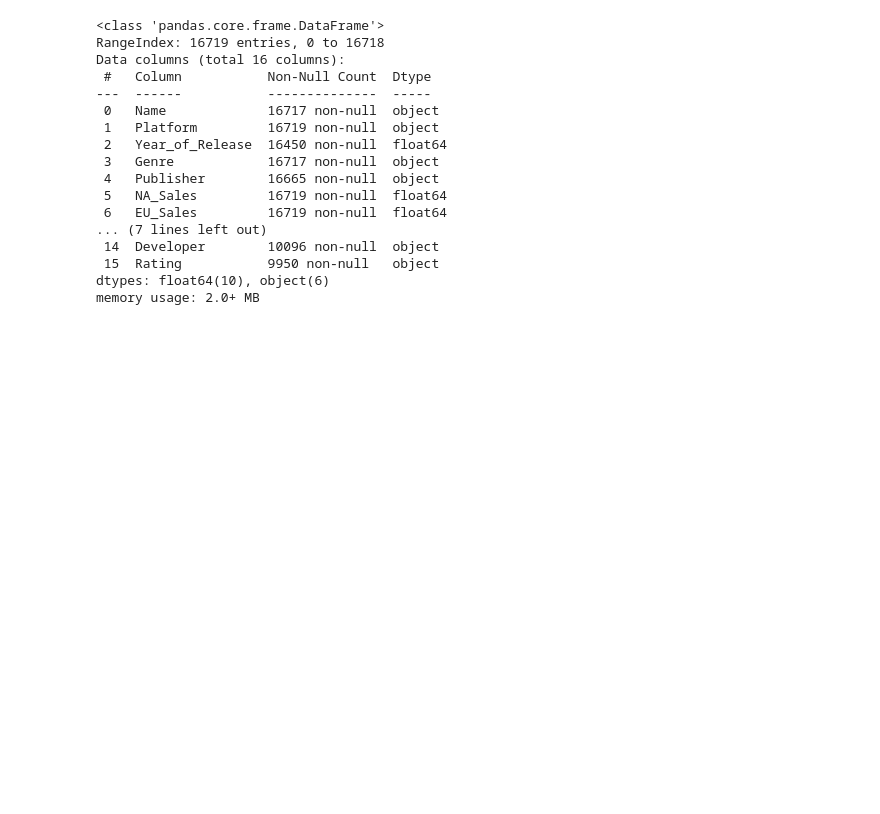
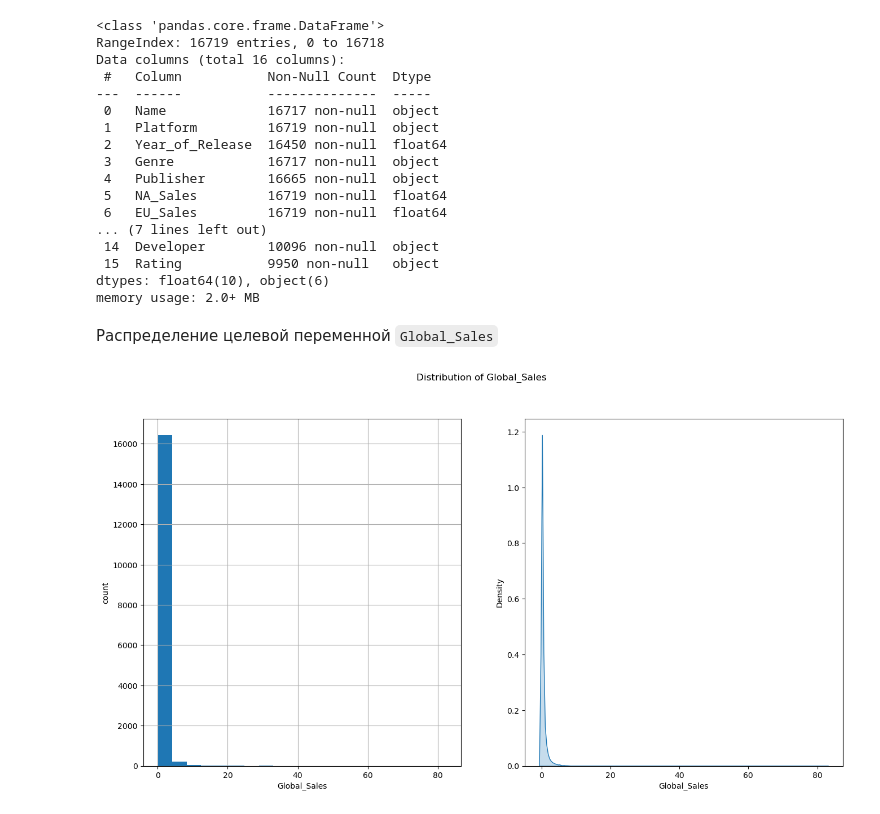
Before and after one commit to dnlygvtv/Python_for_Data_Science_HWs, a Jupyter notebook: HW/HW_3.ipynb, the cells around one changed output. Drawn from its saved outputs; the diff is of its cells as text; code cells hidden in the pictures; blank space fills up the shorter version.

```diff
--- a/HW/HW_3.ipynb
+++ b/HW/HW_3.ipynb
@@ -37,3 +37,21 @@ Data columns (total 16 columns):
  15  Rating           9950 non-null   object
 dtypes: float64(10), object(6)
 memory usage: 2.0+ MB
+# %% [markdown]
+Распределение целевой переменной `Global_Sales`
+# %%
+plt.figure(figsize=(16, 8))
+
+plt.subplot(121)
+df['Global_Sales'].hist(density=False, bins=20)
+plt.ylabel('count')
+plt.xlabel('Global_Sales')
+
+plt.subplot(122)
+sns.kdeplot(df['Global_Sales'], legend=False, shade=True)
+plt.xlabel('Global_Sales')
+
+plt.suptitle('Distribution of Global_Sales')
+plt.show()
+# %% [output]
+[figure, added]
```
